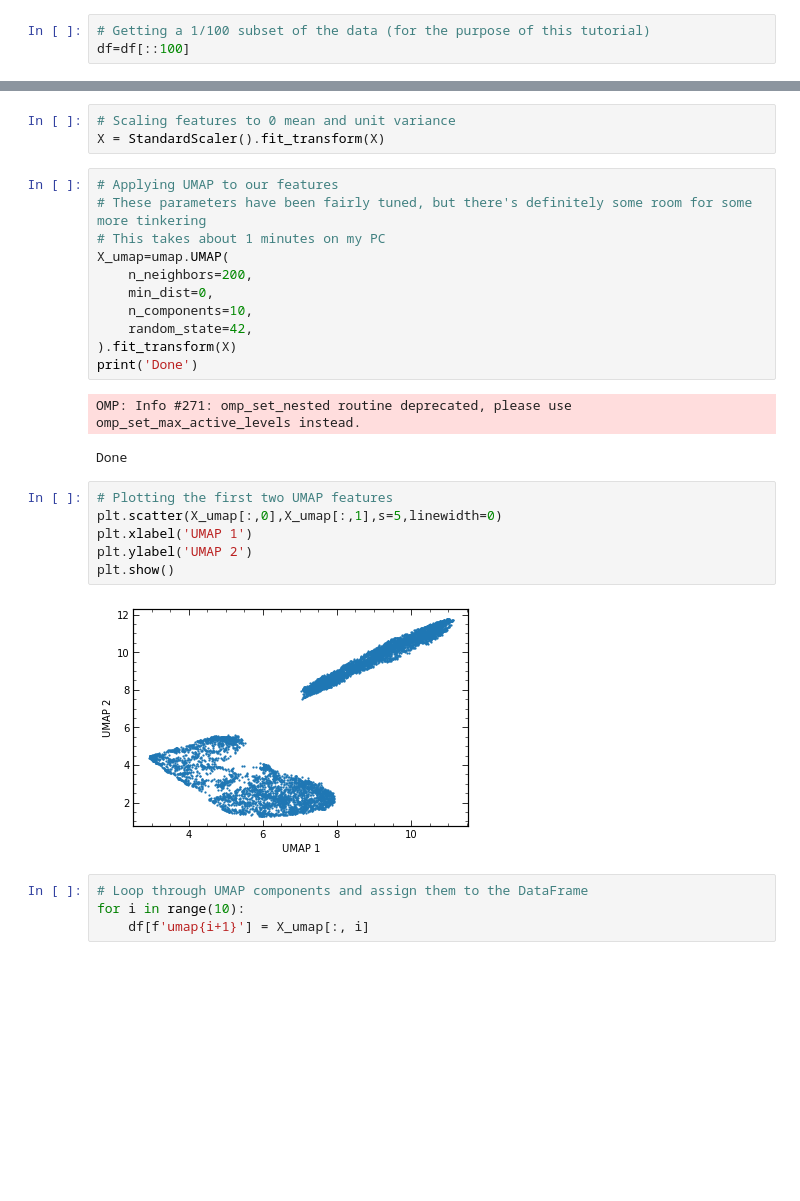
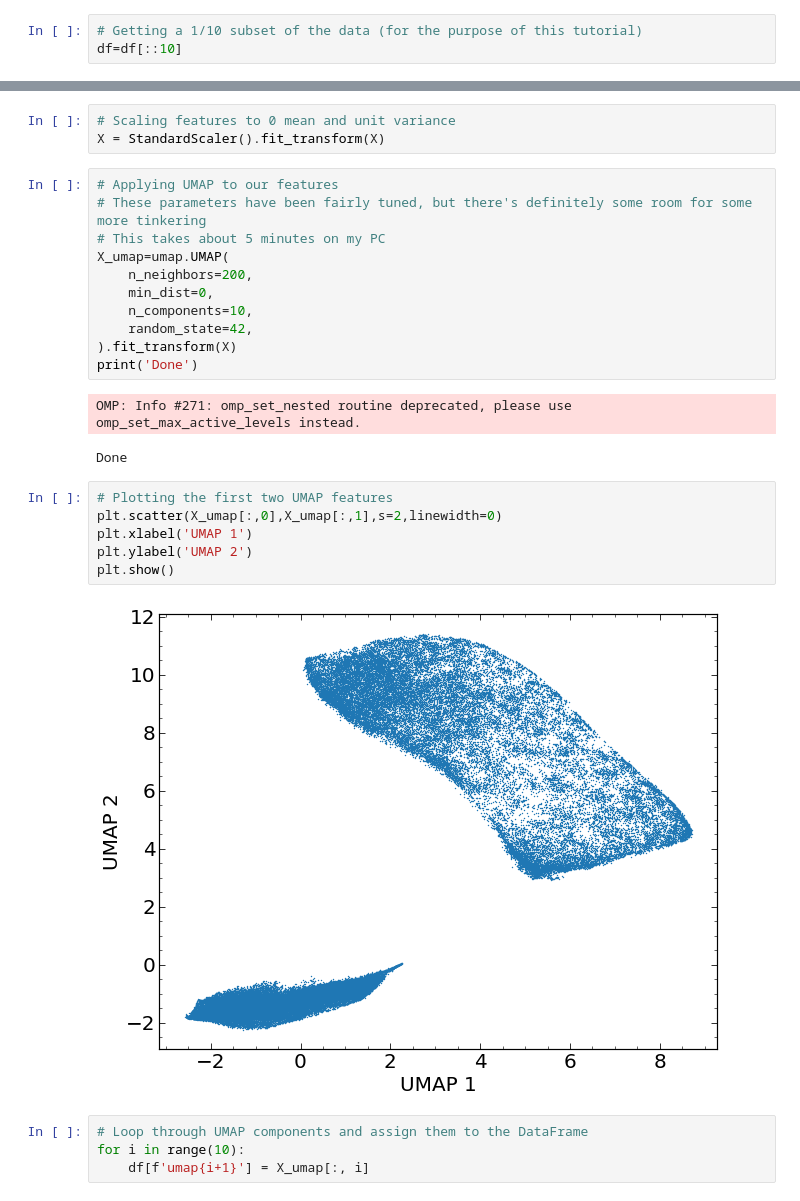
Before and after one commit to toddlcook/UMAP-star-gal-separation, a Jupyter notebook: 1.G09_u.ipynb, the cells around one changed output, grey strips where cells are left out. Drawn from its saved outputs; the diff is of its cells as text; blank space fills up the shorter version.

Commit message:
Changed 1/100 to 1/10 subset and added plots folder

```diff
--- a/1.G09_u.ipynb
+++ b/1.G09_u.ipynb
@@ -56,8 +56,8 @@ df=df[(df['mag_Zt']<21.2) &
       (df['starmask']==0) &
       (df['class']!='artefact')]
 # %%
-# Getting a 1/100 subset of the data (for the purpose of this tutorial)
-df=df[::100]
+# Getting a 1/10 subset of the data (for the purpose of this tutorial)
+df=df[::10]
 # %%
 # Define the bands and their corresponding flux columns
 bands = ['u', 'g', 'r', 'i', 'Z', 'Y', 'J', 'H', 'K']
@@ -115,7 +115,7 @@ X = StandardScaler().fit_transform(X)
 # %%
 # Applying UMAP to our features
 # These parameters have been fairly tuned, but there's definitely some room for some more tinkering
-# This takes about 1 minutes on my PC
+# This takes about 5 minutes on my PC
 X_umap=umap.UMAP(
     n_neighbors=200,
     min_dist=0,
@@ -128,12 +128,12 @@ OMP: Info #271: omp_set_nested routine deprecated, please use omp_set_max_active
 Done
 # %%
 # Plotting the first two UMAP features
-plt.scatter(X_umap[:,0],X_umap[:,1],s=5,linewidth=0)
+plt.scatter(X_umap[:,0],X_umap[:,1],s=2,linewidth=0)
 plt.xlabel('UMAP 1')
 plt.ylabel('UMAP 2')
 plt.show()
 # %% [output]
-[figure, old version]
+[figure, new version]
 # %%
 # Loop through UMAP components and assign them to the DataFrame
 for i in range(10):
```
Also changed, not shown: parts of 5 cells of this notebook, 9 other files.
